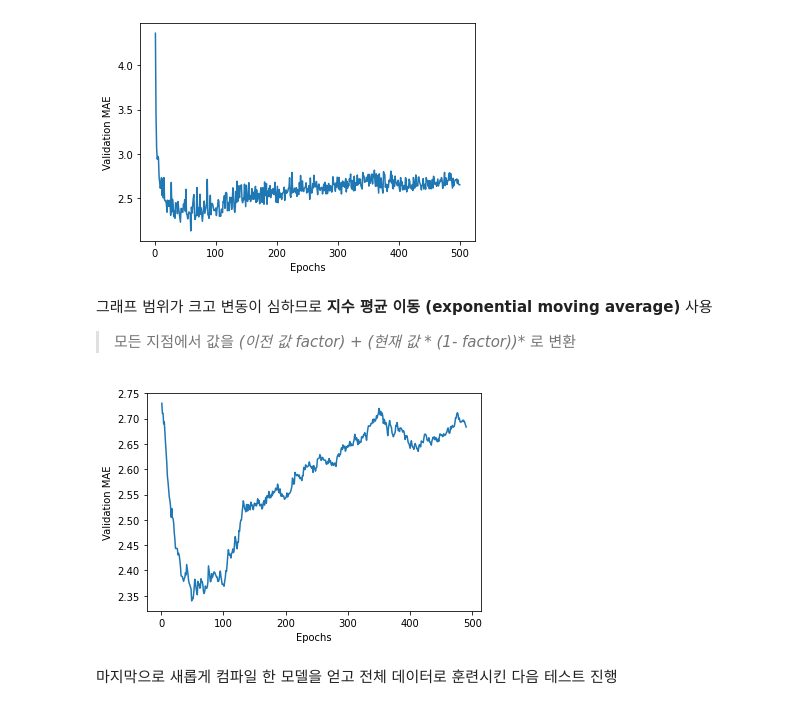
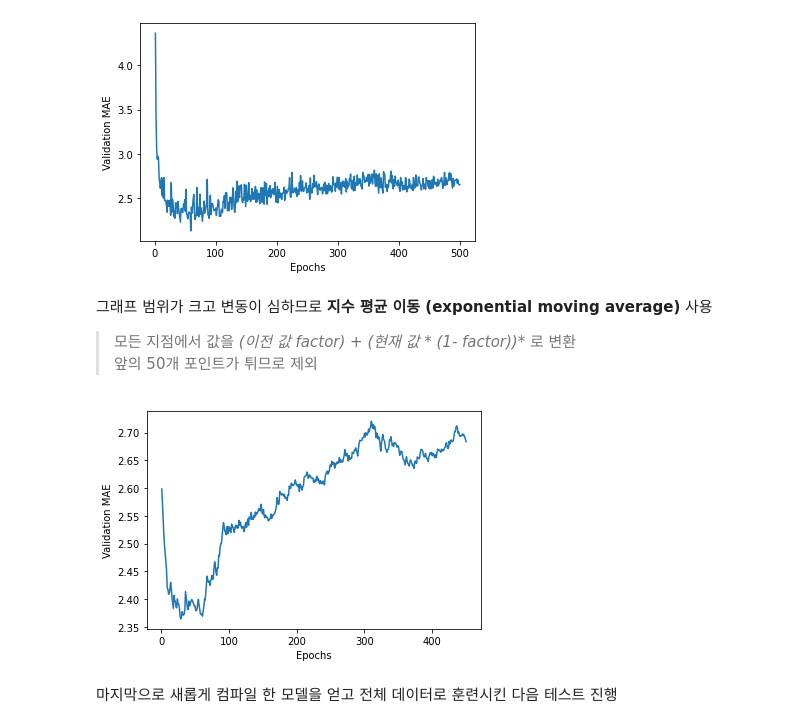
Before and after one commit to Hesh0629/Keras-Study, a Jupyter notebook: house_prise.ipynb, the cells around one changed output. Saved outputs shown, nothing was run; the diff lists cells and outputs as text; code cells hidden in the pictures.

```diff
--- a/house_prise.ipynb
+++ b/house_prise.ipynb
@@ -81,24 +81,25 @@ plt.show()
 그래프 범위가 크고 변동이 심하므로 **지수 평균 이동 (exponential moving average)** 사용
 
 > 모든 지점에서 값을 **(이전 값* factor) + (현재 값 * (1- factor))** 로 변환
+> 앞의 50개 포인트가 튀므로 제외
 # %%
 def smooth_curve(points, factor=0.9):
   smoothed_points= []
   for point in points:
     if smoothed_points:
       previous = smoothed_points[-1]
       smoothed_points.append(previous * factor + point * (1- factor))
     else:
       smoothed_points.append(point)
   return smoothed_points
 
-smooth_mae_history = smooth_curve(average_mae_history[10:])
+smooth_mae_history = smooth_curve(average_mae_history[50:])
 plt.plot(range(1,len(smooth_mae_history)+1),smooth_mae_history)
 plt.xlabel('Epochs')
 plt.ylabel('Validation MAE')
 plt.show()
 # %% [output]
-[figure, old version]
+[figure, new version]
 # %% [markdown]
 마지막으로 새롭게 컴파일 한 모델을 얻고 전체 데이터로 훈련시킨 다음 테스트 진행
 # %%
```
